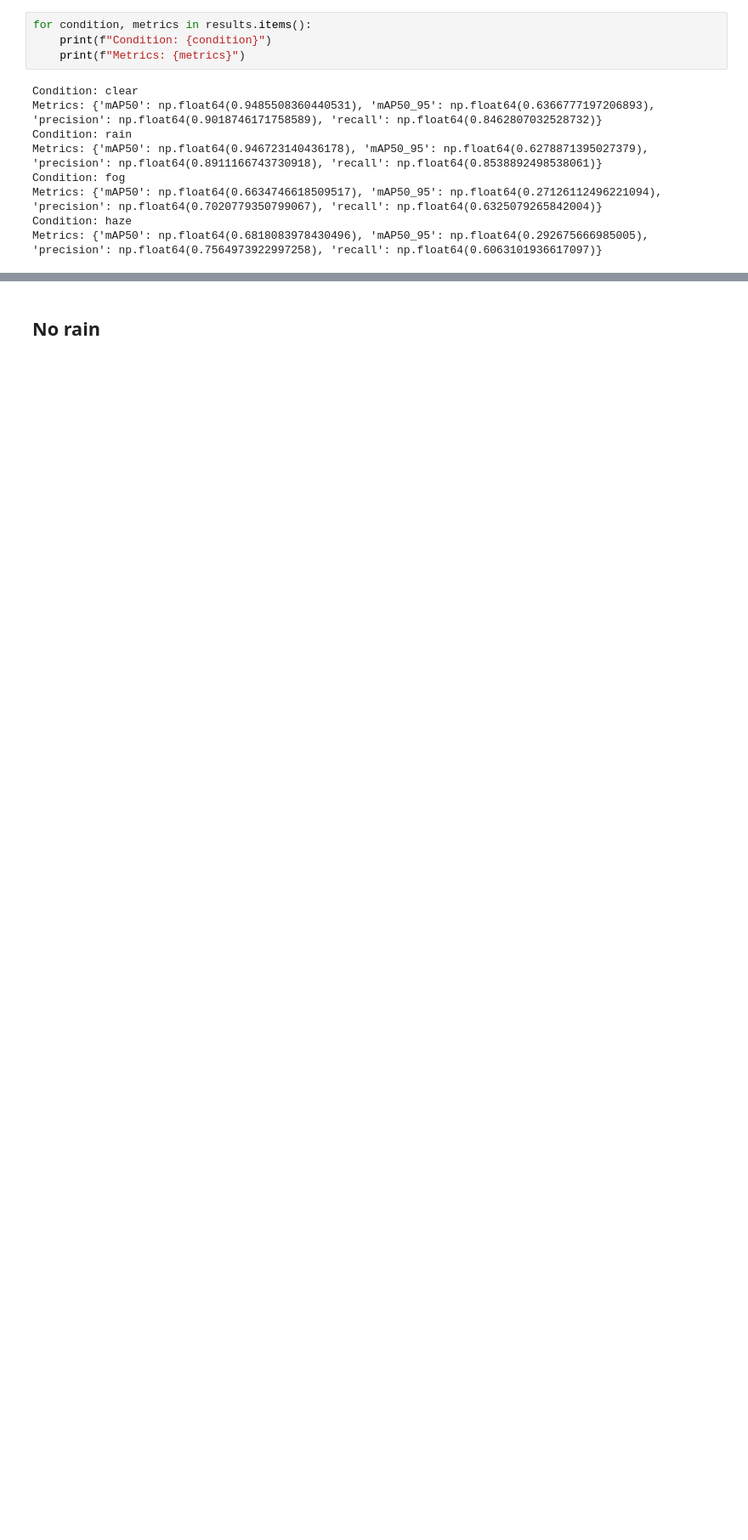
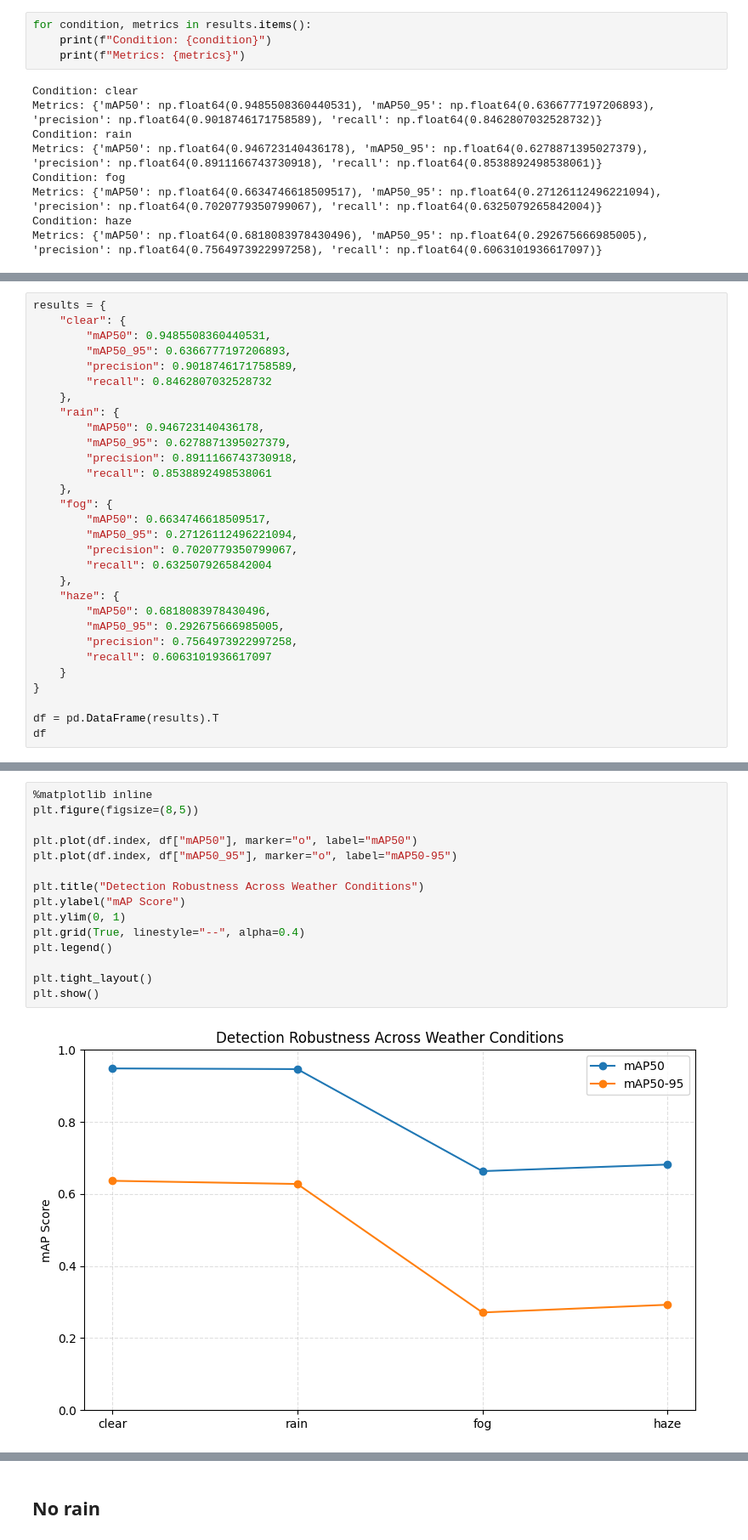
Before and after one commit to MaximRoomsHowest/PAPI-Detection-and-Classification, a Jupyter notebook: data/weather_evaluation.ipynb, the cells around one changed output, grey strips where cells are left out. Shown at 85% size. Saved outputs shown, nothing was run; the diff lists cells and outputs as text; blank space fills up the shorter version.

```diff
--- a/data/weather_evaluation.ipynb
+++ b/data/weather_evaluation.ipynb
@@ -148,0 +154,30 @@ Metrics: {'mAP50': np.float64(0.6818083978430496), 'mAP50_95': np.float64(0.2926
+# %%
+results = {
+    "clear": {
+        "mAP50": 0.9485508360440531,
+        "mAP50_95": 0.6366777197206893,
+        "precision": 0.9018746171758589,
+        "recall": 0.8462807032528732
+    },
+    "rain": {
+        "mAP50": 0.946723140436178,
+        "mAP50_95": 0.6278871395027379,
+        "precision": 0.8911166743730918,
+        "recall": 0.8538892498538061
+    },
+    "fog": {
+        "mAP50": 0.6634746618509517,
+        "mAP50_95": 0.27126112496221094,
+        "precision": 0.7020779350799067,
+        "recall": 0.6325079265842004
+    },
+    "haze": {
+        "mAP50": 0.6818083978430496,
+        "mAP50_95": 0.292675666985005,
+        "precision": 0.7564973922997258,
+        "recall": 0.6063101936617097
+    }
+}
+
+df = pd.DataFrame(results).T
+df
@@ -148,0 +210,17 @@ Metrics: {'mAP50': np.float64(0.6818083978430496), 'mAP50_95': np.float64(0.2926
+# %%
+%matplotlib inline
+plt.figure(figsize=(8,5))
+
+plt.plot(df.index, df["mAP50"], marker="o", label="mAP50")
+plt.plot(df.index, df["mAP50_95"], marker="o", label="mAP50-95")
+
+plt.title("Detection Robustness Across Weather Conditions")
+plt.ylabel("mAP Score")
+plt.ylim(0, 1)
+plt.grid(True, linestyle="--", alpha=0.4)
+plt.legend()
+
+plt.tight_layout()
+plt.show()
+# %% [output]
+[figure, added]
```
Also changed, not shown: parts of 6 cells of this notebook.
